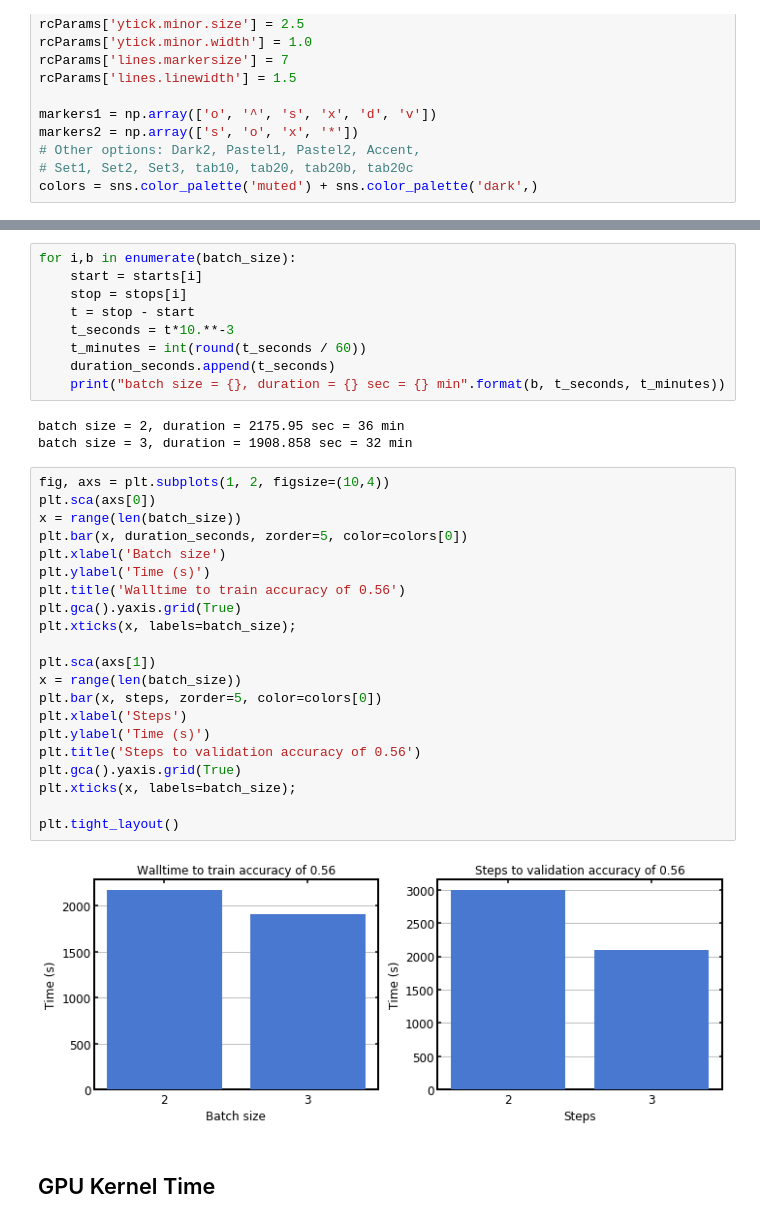
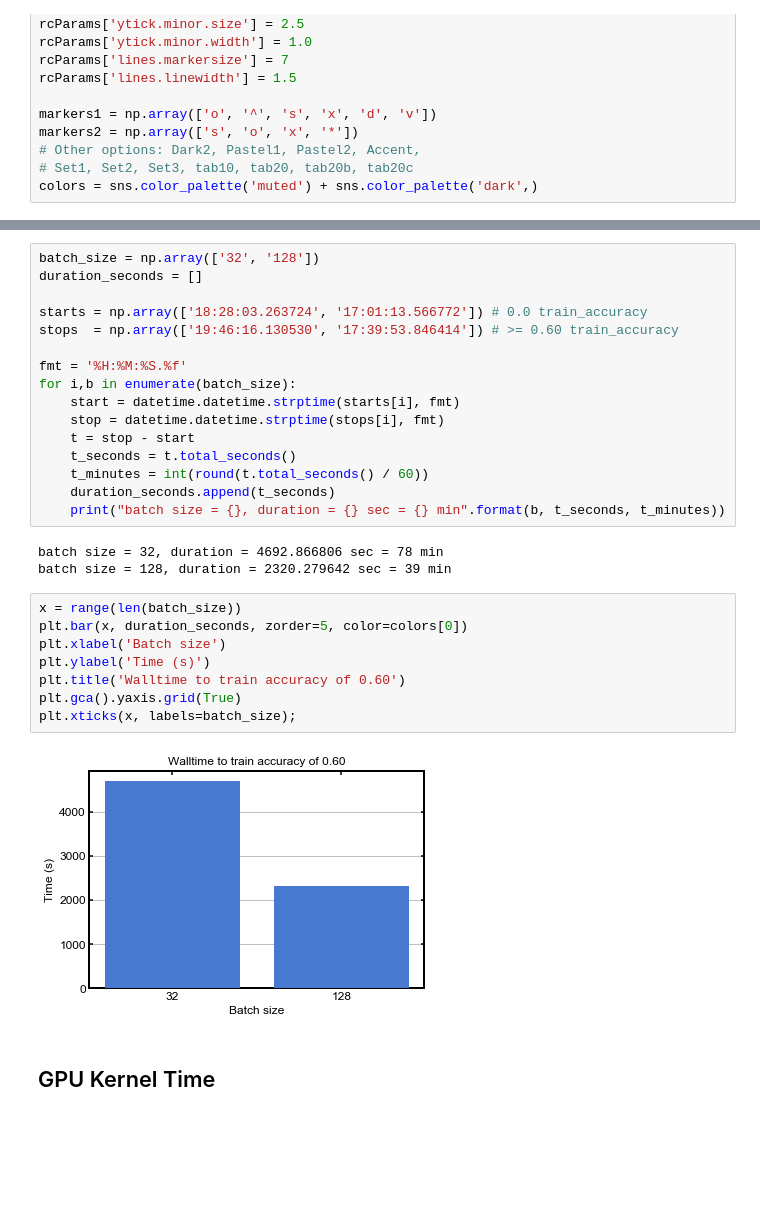
Before and after one commit to mrowan137/ml-performance-benchmark, a Jupyter notebook: deepcam/summit/analysis/plot_time_vs_batchsize.ipynb, the cells around one changed output, grey strips where cells are left out. Cells and saved outputs as stored; diff of their text form; blank space fills up the shorter version.

```diff
--- a/deepcam/summit/analysis/plot_time_vs_batchsize.ipynb
+++ b/deepcam/summit/analysis/plot_time_vs_batchsize.ipynb
@@ -85,38 +60,32 @@ acc    = np.array([0.5537644492255317, 0.5575202306111654])
 # %%
+batch_size = np.array(['32', '128'])
+duration_seconds = []
+
+starts = np.array(['18:28:03.263724', '17:01:13.566772']) # 0.0 train_accuracy
+stops  = np.array(['19:46:16.130530', '17:39:53.846414']) # >= 0.60 train_accuracy
+
+fmt = '%H:%M:%S.%f'
 for i,b in enumerate(batch_size):
-    start = starts[i]
-    stop = stops[i]
+    start = datetime.datetime.strptime(starts[i], fmt)
+    stop = datetime.datetime.strptime(stops[i], fmt)
     t = stop - start
-    t_seconds = t*10.**-3
-    t_minutes = int(round(t_seconds / 60))
+    t_seconds = t.total_seconds()
+    t_minutes = int(round(t.total_seconds() / 60))
     duration_seconds.append(t_seconds)
     print("batch size = {}, duration = {} sec = {} min".format(b, t_seconds, t_minutes))
 # %% [output]
-batch size = 2, duration = 2175.95 sec = 36 min
-batch size = 3, duration = 1908.858 sec = 32 min
+batch size = 32, duration = 4692.866806 sec = 78 min
+batch size = 128, duration = 2320.279642 sec = 39 min
 # %%
-fig, axs = plt.subplots(1, 2, figsize=(10,4))
-plt.sca(axs[0])
 x = range(len(batch_size))
 plt.bar(x, duration_seconds, zorder=5, color=colors[0])
 plt.xlabel('Batch size')
 plt.ylabel('Time (s)')
-plt.title('Walltime to train accuracy of 0.56')
+plt.title('Walltime to train accuracy of 0.60')
 plt.gca().yaxis.grid(True)
 plt.xticks(x, labels=batch_size);
-
-plt.sca(axs[1])
-x = range(len(batch_size))
-plt.bar(x, steps, zorder=5, color=colors[0])
-plt.xlabel('Steps')
-plt.ylabel('Time (s)')
-plt.title('Steps to validation accuracy of 0.56')
-plt.gca().yaxis.grid(True)
-plt.xticks(x, labels=batch_size);
-
-plt.tight_layout()
 # %% [output]
-[figure, old version]
+[figure, new version]
 # %% [markdown]
 ## GPU Kernel Time
 # %%
```
Also changed, not shown: parts of 12 cells of this notebook, 5 other files.
